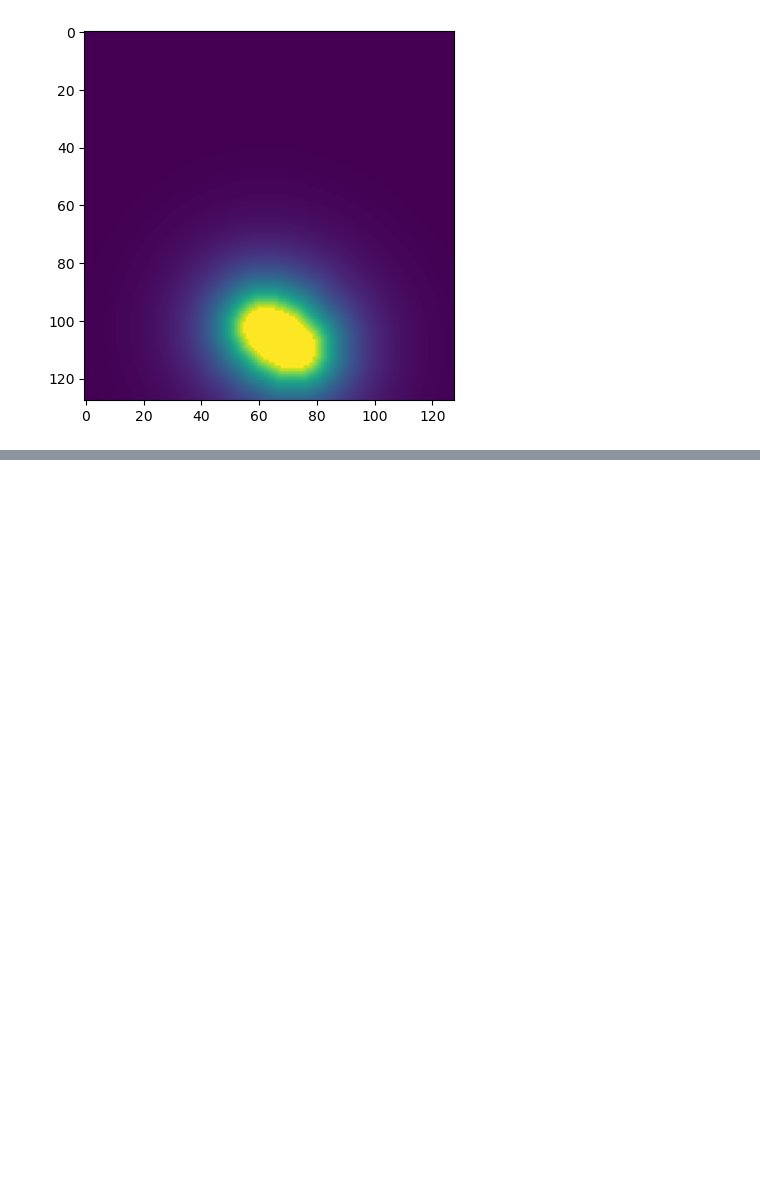
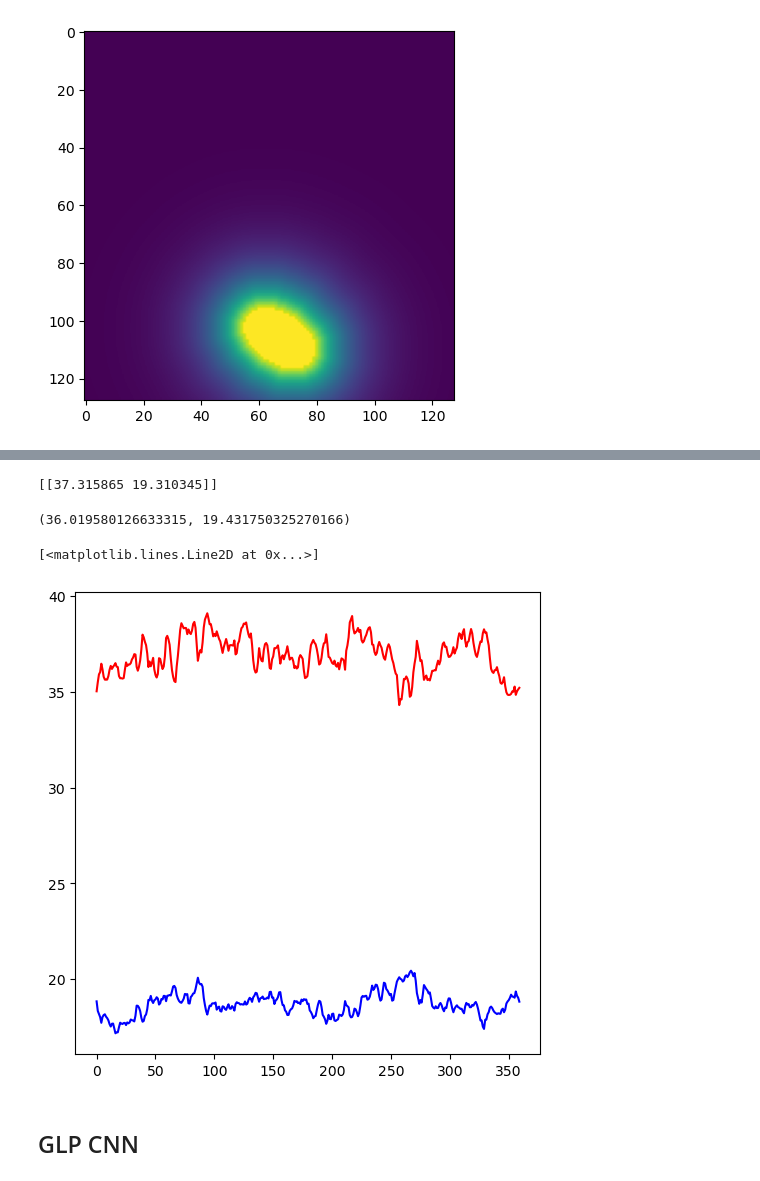
Before and after one commit to zyjux/glp, a Jupyter notebook: synth_data_network.ipynb, the cells around one changed output, grey strips where cells are left out. Drawn from its saved outputs; the diff is of its cells as text; code cells hidden in the pictures; blank space fills up the shorter version.

```diff
--- a/synth_data_network.ipynb
+++ b/synth_data_network.ipynb
@@ -35,0 +244,7 @@ val_y = torch.tensor(np.vstack([ds.maj_len[8000:].values, ds.min_len[8000:].valu
+# %%
+aug_cnn_train_ds = SynthDataset(ds, end_idx=8000, transform=transforms.RandomRotation(180))
+aug_cnn_val_ds = SynthDataset(ds, start_idx=8000, transform=transforms.RandomRotation(180))
+
+batch_size = 32
+aug_cnn_train_dataloader = DataLoader(aug_cnn_train_ds, batch_size=batch_size, shuffle=True)
+aug_cnn_val_dataloader = DataLoader(aug_cnn_val_ds, batch_size=batch_size, shuffle=True)
@@ -35,0 +352,12 @@ val_y = torch.tensor(np.vstack([ds.maj_len[8000:].values, ds.min_len[8000:].valu
+# %%
+epochs = 10
+print("Training Augmented CNN \n")
+t_time_start = perf_counter()
+for t in range(epochs):
+    print(f"Epoch {t+1}\n-------------------------------")
+    start_time = perf_counter()
+    aug_cnn_train(aug_cnn_train_dataloader, aug_cnn_model, aug_cnn_loss_fn, aug_cnn_optimizer)
+    aug_cnn_validate(aug_cnn_val_dataloader, aug_cnn_model, aug_cnn_loss_fn)
+    print(f"Epoch time: {perf_counter() - start_time:.2f} seconds \n")
+t_time = perf_counter() - t_time_start
+print(f"Done! Total training time: {t_time // 60:.0f} minutes, {t_time % 60:.2f} seconds, average epoch time: {t_time/epochs:.2f} seconds")
@@ -35,0 +383,26 @@ val_y = torch.tensor(np.vstack([ds.maj_len[8000:].values, ds.min_len[8000:].valu
+# %%
+test_sample = torch.unsqueeze(torch.unsqueeze(torch.tensor(ds.ellipse[8005, :, :].values.astype(np.float32)), 0), 0)
+with torch.no_grad():
+    print(ds_scaler.untransform(aug_cnn_model(test_sample.to(device)).detach().cpu().numpy()))
+# %% [output]
+[[37.315865 19.310345]]
+# %%
+(ds.isel(p=8005).maj_len.item(), ds.isel(p=8005).min_len.item())
+# %% [output]
+(36.019580126633315, 19.431750325270166)
+# %%
+aug_cnn_preds = []
+for i in range(360):
+    test_sample = transforms.functional.rotate(torch.unsqueeze(torch.unsqueeze(torch.tensor(ds.ellipse[8005, :, :].values.astype(np.float32)), 0), 0), i)
+    with torch.no_grad():
+        aug_cnn_preds.append(ds_scaler.untransform(aug_cnn_model(test_sample.to(device)).detach().cpu().numpy())[0])
+aug_cnn_preds = np.array(aug_cnn_preds)
+# %%
+F, ax = plt.subplots(1, 1, figsize=(6, 6))
+ax.plot(aug_cnn_preds[:, 0], color='red')
+ax.plot(aug_cnn_preds[:, 1], color='blue')
+# %% [output]
+[<matplotlib.lines.Line2D at 0x...>]
+[figure, added]
+# %% [markdown]
+## GLP CNN
```
Also changed, not shown: parts of 36 cells of this notebook.
